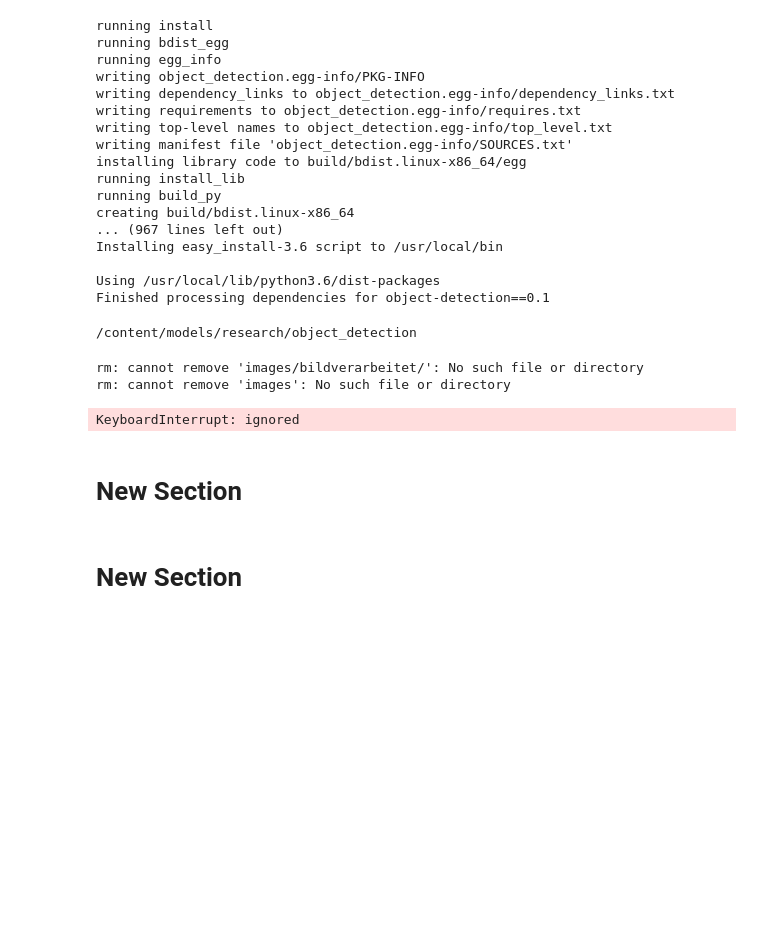
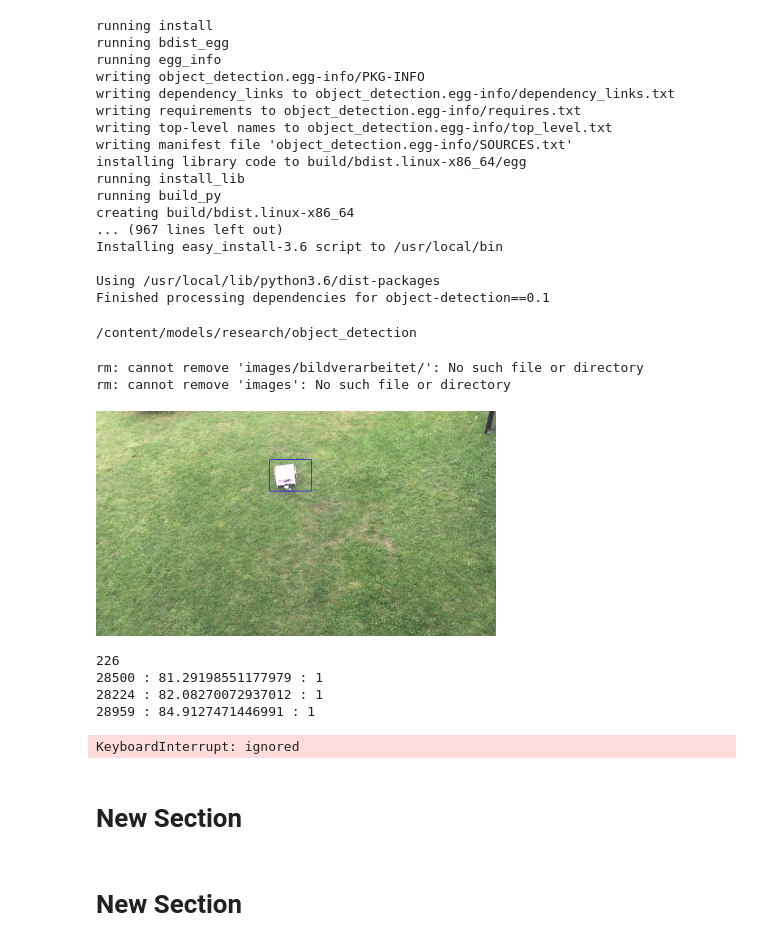
Before and after one commit to emmenets/neuralnetwork, a Jupyter notebook: 190822_rastionlydetection.ipynb, the cells around one changed output. Cells and saved outputs as stored; diff of their text form; code cells hidden in the pictures; blank space fills up the shorter version.

```diff
--- a/190822_rastionlydetection.ipynb
+++ b/190822_rastionlydetection.ipynb
@@ -197,7 +197,7 @@ from utils import visualization_utils as vis_util
 
 # Name of the directory containing the object detection module we're using
 MODEL_NAME = '/gdrive/My Drive/colabfiles/lektion31/inference_graph'
-VIDEO_NAME = '/gdrive/My Drive/colabfiles/lektion31/rasen.mov'
+VIDEO_NAME = '/gdrive/My Drive/colabfiles/lektion31/IMG_4001.MOV'
 
 # Grab path to current working directory
 CWD_PATH = os.getcwd()
@@ -285,14 +285,16 @@ while(video.isOpened()):
                         line_thickness=8,
                         min_score_thresh=0.80)
         try:
-          print(coordinates)
+          #print(coordinates)
           coordinates = coordinates[0]
-          print(coordinates)
+          #print(coordinates)
           ymin = coordinates[0]-30
           ymax = coordinates[1]+30
           xmin = coordinates[2]-30
           xmax = coordinates[3]+30
-          print(xmin,":",ymin,":",xmax,":",ymax)
+          genauigkeit = coordinates[4]
+          obiekt = coordinates[5]
+          print((xmax-xmin)*(ymax-ymin),":", genauigkeit, ":", obiekt)
 
         except:
           pass
@@ -309,35 +311,47 @@ while(video.isOpened()):
         cv2.imwrite("/content/models/research/object_detection/images/bildverarbeitet/"+str(bildverarbeitnr)+".jpg", frame)
         bildverarbeitnr += 1
         acttime = time.time()
 
         if acttime - lasttime > 1:
           clear_output()
-          frame = cv2.rectangle(frame, (xmin,ymin), (xmax,ymax), (255, 0, 0), 2)
+          if genauigkeit > 80:
+            frame = cv2.rectangle(frame, (xmin,ymin), (xmax,ymax), (255, 0, 0), 2)
+          ymin = 0
+          ymax = 0
+          xmin = 0
+          xmax = 0
+          genauigkeit = 0
+          coordinates = []
           frame = imutils.resize(frame, 400)
           cv2_imshow(frame)
 
           print(bildverarbeitnr)
           lasttime = acttime
 
 
         #clear_output()
 
 
         # Press 'q' to quit
         #print(i)
         #i = i + 1
         #if cv2.waitKey(1) == ord('q'):
         #    break
     else:
         break
 
 # Clean up
 print("end1")
 #video.release()
 #cv2.destroyAllWindows()
 print("end2")
 # %% [output]
+[figure, added]
-KeyboardInterrupt: ignored
+226
+28500 : 81.29198551177979 : 1
+28224 : 82.08270072937012 : 1
+28959 : 84.9127471446991 : 1
+KeyboardInterrupt: ignored
 # %% [markdown]
 # New Section
 # %% [markdown]
```
